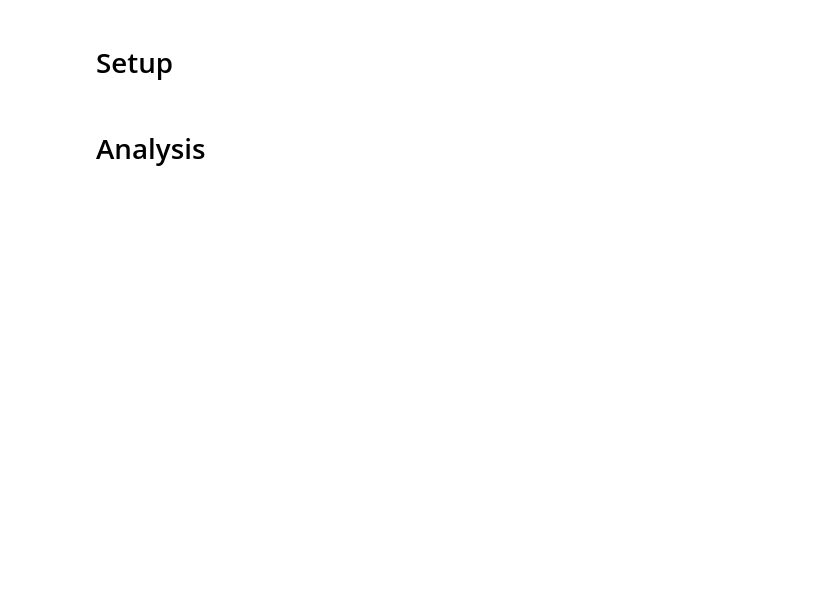
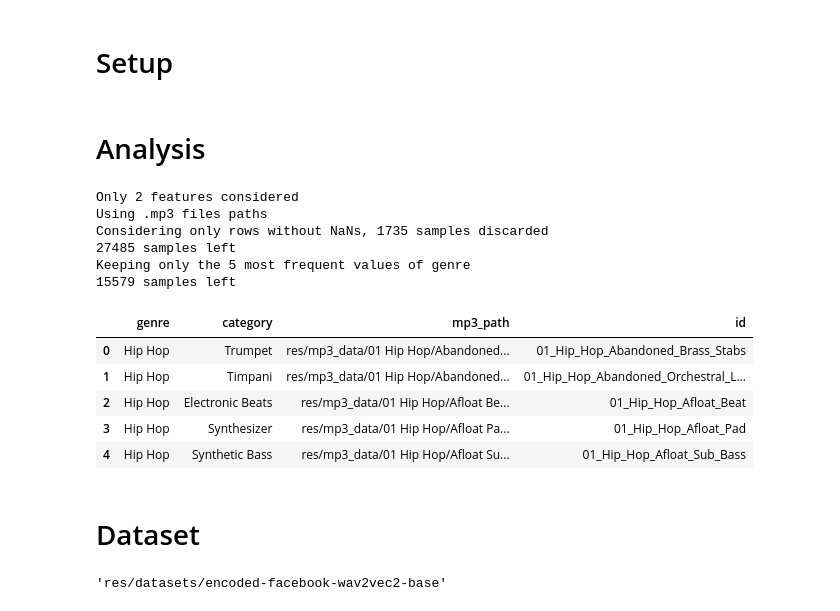
Before and after one commit to LIA-UniBo/music-classification, a Jupyter notebook: experiments.ipynb, the cells around one changed output. Saved outputs shown, nothing was run; the diff lists cells and outputs as text; code cells hidden in the pictures; blank space fills up the shorter version.

Commit message:
add dataset creation to notebook

```diff
--- a/experiments.ipynb
+++ b/experiments.ipynb
@@ -27,17 +30,37 @@ run_name = f"{model_id}-{time.strftime('%Y%m%d-%H%M%S')}"
 # %%
 top_n = {
   "genre": 5
 }
 keep_features = ["genre", "category"]
 
 csv_base_path = CSV_PATH.split(".")[0]
 filtered_csv_path = "_".join([csv_base_path] + [f"{f}{n}" for f, n in top_n.items()]) + ".csv"
 
 if os.path.exists(filtered_csv_path):
     df = pd.read_csv(filtered_csv_path)
 else:
     df = pd.read_csv(CSV_PATH)
-    df = filter_df(df, keep_features=keep_features, top_n=top_n)
+    df = filter_df(df, audios_dir_path=AUDIOS_DIR_PATH, keep_features=keep_features, top_n=top_n)
     df.to_csv(filtered_csv_path, index=False)
 
 df.head()
+# %% [output]
+Only 2 features considered
+Using .mp3 files paths
+Considering only rows without NaNs, 1735 samples discarded
+27485 samples left
+Keeping only the 5 most frequent values of genre
+15579 samples left
+|  | genre | category | mp3_path | id |
+| 0 | Hip Hop | Trumpet | res/mp3_data/01 Hip Hop/Abandoned... | 01_Hip_Hop_Abandoned_Brass_Stabs |
+| 1 | Hip Hop | Timpani | res/mp3_data/01 Hip Hop/Abandoned... | 01_Hip_Hop_Abandoned_Orchestral_L... |
+| 2 | Hip Hop | Electronic Beats | res/mp3_data/01 Hip Hop/Afloat Be... | 01_Hip_Hop_Afloat_Beat |
+| 3 | Hip Hop | Synthesizer | res/mp3_data/01 Hip Hop/Afloat Pa... | 01_Hip_Hop_Afloat_Pad |
+| 4 | Hip Hop | Synthetic Bass | res/mp3_data/01 Hip Hop/Afloat Su... | 01_Hip_Hop_Afloat_Sub_Bass |
+# %% [markdown]
+# Dataset
+# %%
+encoded_dataset_path = os.path.join(DATASETS_DIR_PATH, f"encoded-{model_id}")
+encoded_dataset_path
+# %% [output]
+'res/datasets/encoded-facebook-wav2vec2-base'
```
Also changed, not shown: parts of 5 cells of this notebook.
